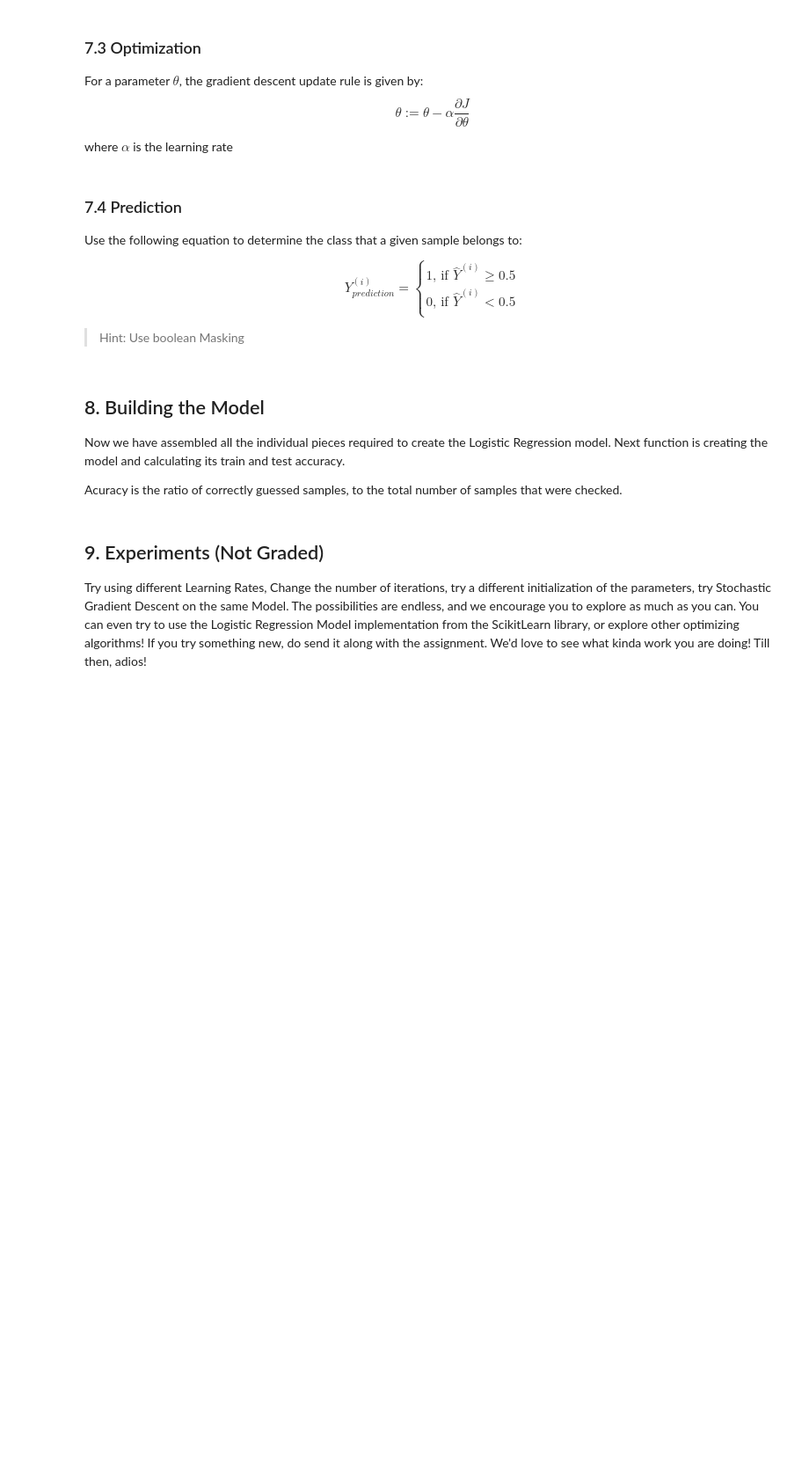
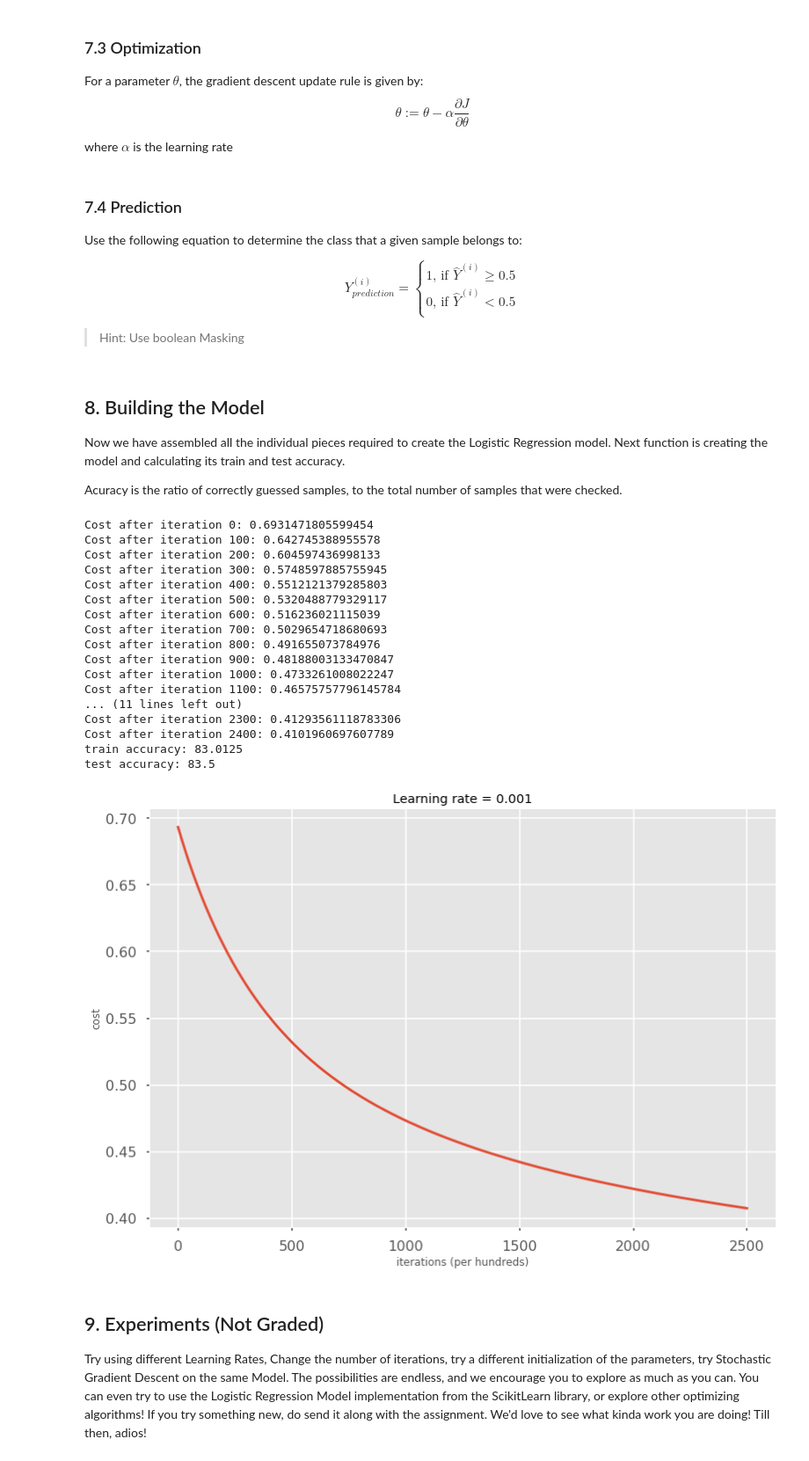
Before and after one commit to adeecc/Machine-Learning-Summer-Group, a Jupyter notebook: 5_Logistic_Regression/5_Logistic_Regression_Assignment.ipynb, the cells around one changed output. Shown: that part at 88% size. Drawn from its saved outputs; the diff is of its cells as text; code cells hidden in the pictures; blank space fills up the shorter version.

```diff
--- a/5_Logistic_Regression/5_Logistic_Regression_Assignment.ipynb
+++ b/5_Logistic_Regression/5_Logistic_Regression_Assignment.ipynb
@@ -138,7 +165,8 @@ def compute_cost(A, Y):
         cost: The computed Cost
     """
     ### Write Code here ###
-
+    m = A.shape[1]
+    J = -np.sum(Y * np.log(A) + (1 - Y) * np.log(1 - A)) / m
     ### End Code here ###
 
     return np.squeeze(J)
@@ -218,7 +257,7 @@ def fit(w, b, X, Y, num_iterations, learning_rate, print_freq=100):
     for i in range(num_iterations):
         ## 1. Calculate Gradients and cost
         ### Write Code here ###
-
+        dW, db, cost = propagate(w, b, X, Y)
         ### End Code here ###
 
         costs.append(cost)
@@ -228,7 +267,8 @@ def fit(w, b, X, Y, num_iterations, learning_rate, print_freq=100):
 
         ## 2. Update parameters
         ### Write Code here ###
-
+        w -= learning_rate * dW
+        b -=learning_rate * db
         ### End Code here ###
 
 
@@ -262,7 +302,12 @@ def predict(w, b, X):
     """
 
     ### Write Code here ###
+    m = X.shape[1]
+    Y_prediction = np.zeros((1, m))
 
+    A = sigmoid(w @ X + b)
+
+    Y_prediction = (A>0.5).astype('int')
     ### End Code here ###
 
     return Y_prediction
@@ -291,6 +336,10 @@ def model(X_train, Y_train, X_test, Y_test, num_iterations, learning_rate, print
     """
 
     ### Write Code here ###
+    n_x = X_train.shape[0]
+    w, b = initialize_parameters(n_x)
+
+    w, b, costs = fit(w, b, X_train, Y_train, num_iterations, learning_rate, print_freq)
 
     ### End Code here ###
 
@@ -299,17 +348,41 @@ def model(X_train, Y_train, X_test, Y_test, num_iterations, learning_rate, print
 
     costs = np.squeeze(costs)
 
-    print(f"train accuracy: {100 - np.mean(np.abs(Y_prediction_train - Y_train)) * 100} %")
-    print(f"test accuracy: {100 - np.mean(np.abs(Y_prediction_test - Y_test)) * 100} %")
+    train_accuracy = 100 - np.mean(np.abs(Y_prediction_train - Y_train)) * 100
+    test_accuracy = 100 - np.mean(np.abs(Y_prediction_test - Y_test)) * 100
 
-    plt.plot(costs)
+    print(f"train accuracy: {train_accuracy}")
+    print(f"test accuracy: {test_accuracy}")
 
-    plt.ylabel('cost')
-    plt.xlabel('iterations (per hundreds)')
-    plt.title(f"Learning rate = {learning_rate}")
-    plt.show()
+#     plt.plot(costs)
+
+#     plt.ylabel('cost')
+#     plt.xlabel('iterations (per hundreds)')
+#     plt.title(f"Learning rate = {learning_rate}")
+#     plt.show()
+
+    return train_accuracy, test_accuracy, costs
 # %%
-model(X_train, Y_train, X_test, Y_test, num_iterations=2000, learning_rate=0.1, print_freq=100)
+_ = model(X_train, Y_train, X_test, Y_test, num_iterations=2500, learning_rate=0.001, print_freq=100)
+# %% [output]
+Cost after iteration 0: 0.6931471805599454
+Cost after iteration 100: 0.642745388955578
+Cost after iteration 200: 0.604597436998133
+Cost after iteration 300: 0.5748597885755945
+Cost after iteration 400: 0.5512121379285803
+Cost after iteration 500: 0.5320488779329117
+Cost after iteration 600: 0.516236021115039
+Cost after iteration 700: 0.5029654718680693
+Cost after iteration 800: 0.491655073784976
+Cost after iteration 900: 0.48188003133470847
+Cost after iteration 1000: 0.4733261008022247
+Cost after iteration 1100: 0.46575757796145784
+... (11 lines left out)
+Cost after iteration 2300: 0.41293561118783306
+Cost after iteration 2400: 0.4101960697607789
+train accuracy: 83.0125
+test accuracy: 83.5
+[figure, added]
 # %% [markdown]
 ## 9. Experiments (Not Graded)
 
```
Also changed, not shown: parts of 9 cells of this notebook, 2 other files.
